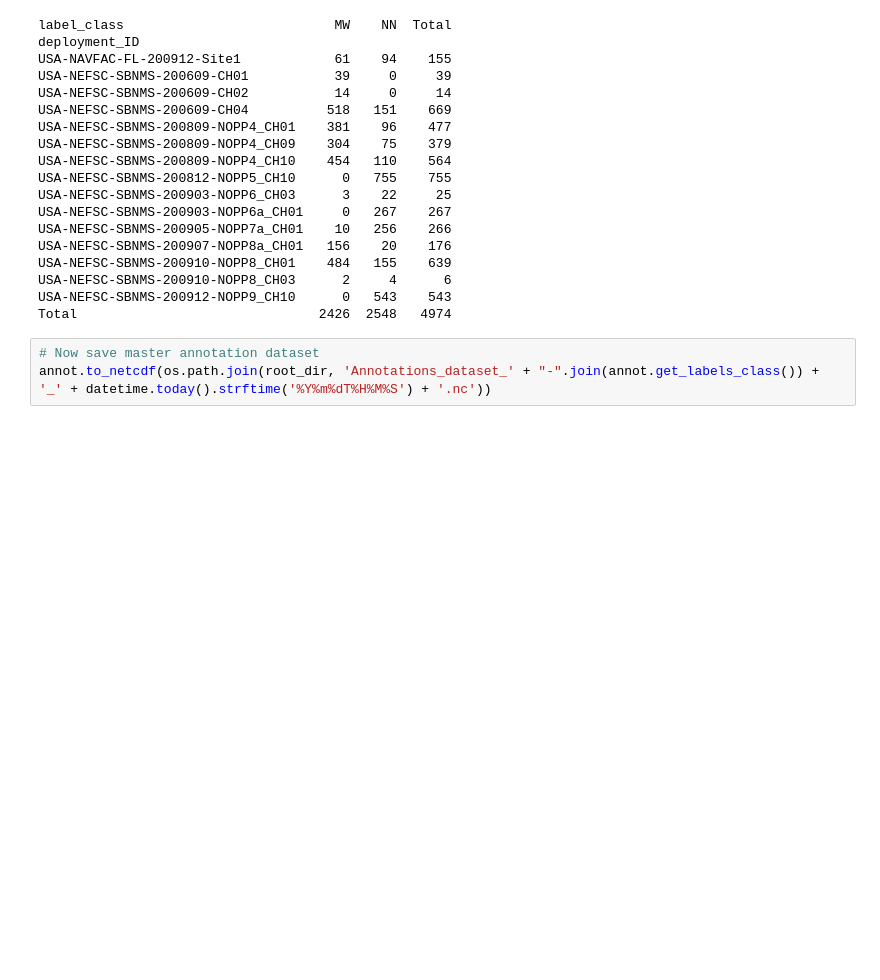
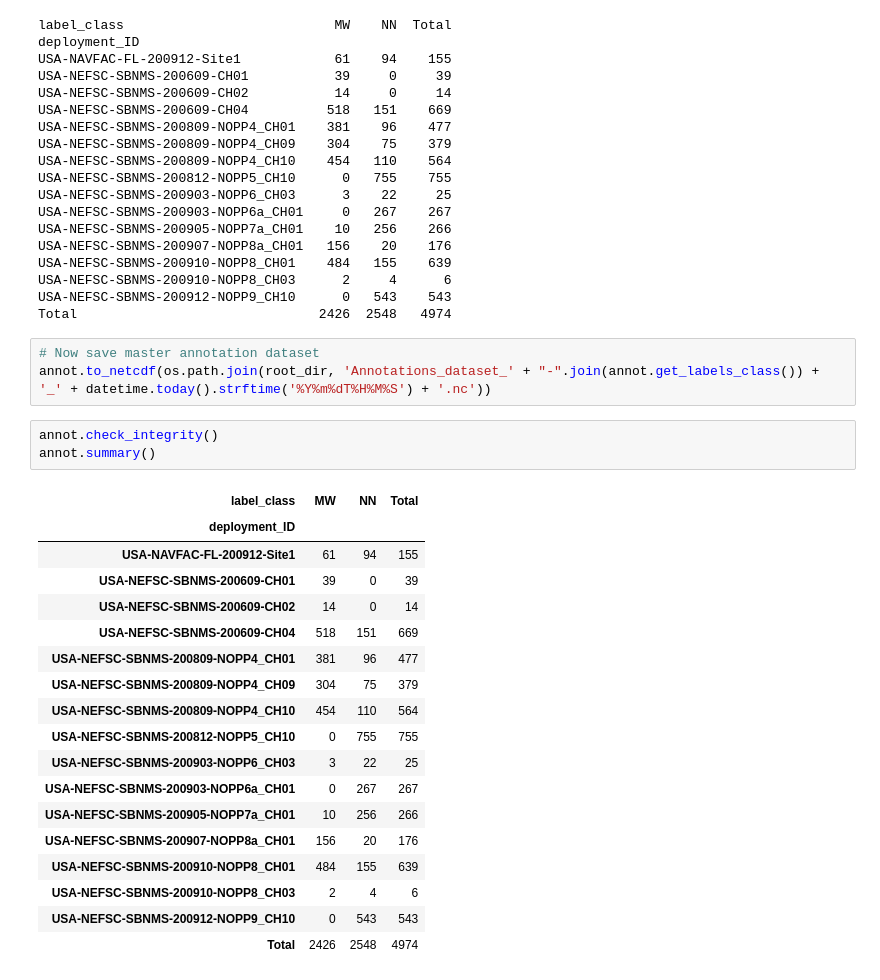
Before and after one commit to xaviermouy/minke-whale-dataset, a Jupyter notebook: dataset_preparation.ipynb, the cells around one changed output. Cells and saved outputs as stored; diff of their text form; blank space fills up the shorter version.

```diff
--- a/dataset_preparation.ipynb
+++ b/dataset_preparation.ipynb
@@ -733,3 +583,25 @@ Total                               2426  2548   4974
 # %%
 # Now save master annotation dataset
 annot.to_netcdf(os.path.join(root_dir, 'Annotations_dataset_' + "-".join(annot.get_labels_class()) + '_' + datetime.today().strftime('%Y%m%dT%H%M%S') + '.nc'))
+# %%
+annot.check_integrity()
+annot.summary()
+# %% [output]
+| label_class | MW | NN | Total |
+| deployment_ID |  |  |  |
+| USA-NAVFAC-FL-200912-Site1 | 61 | 94 | 155 |
+| USA-NEFSC-SBNMS-200609-CH01 | 39 | 0 | 39 |
+| USA-NEFSC-SBNMS-200609-CH02 | 14 | 0 | 14 |
+| USA-NEFSC-SBNMS-200609-CH04 | 518 | 151 | 669 |
+| USA-NEFSC-SBNMS-200809-NOPP4_CH01 | 381 | 96 | 477 |
+| USA-NEFSC-SBNMS-200809-NOPP4_CH09 | 304 | 75 | 379 |
+| USA-NEFSC-SBNMS-200809-NOPP4_CH10 | 454 | 110 | 564 |
+| USA-NEFSC-SBNMS-200812-NOPP5_CH10 | 0 | 755 | 755 |
+| USA-NEFSC-SBNMS-200903-NOPP6_CH03 | 3 | 22 | 25 |
+| USA-NEFSC-SBNMS-200903-NOPP6a_CH01 | 0 | 267 | 267 |
+| USA-NEFSC-SBNMS-200905-NOPP7a_CH01 | 10 | 256 | 266 |
+| USA-NEFSC-SBNMS-200907-NOPP8a_CH01 | 156 | 20 | 176 |
+| USA-NEFSC-SBNMS-200910-NOPP8_CH01 | 484 | 155 | 639 |
+| USA-NEFSC-SBNMS-200910-NOPP8_CH03 | 2 | 4 | 6 |
+| USA-NEFSC-SBNMS-200912-NOPP9_CH10 | 0 | 543 | 543 |
+| Total | 2426 | 2548 | 4974 |
```
Also changed, not shown: parts of 43 cells of this notebook, 7 other files.
